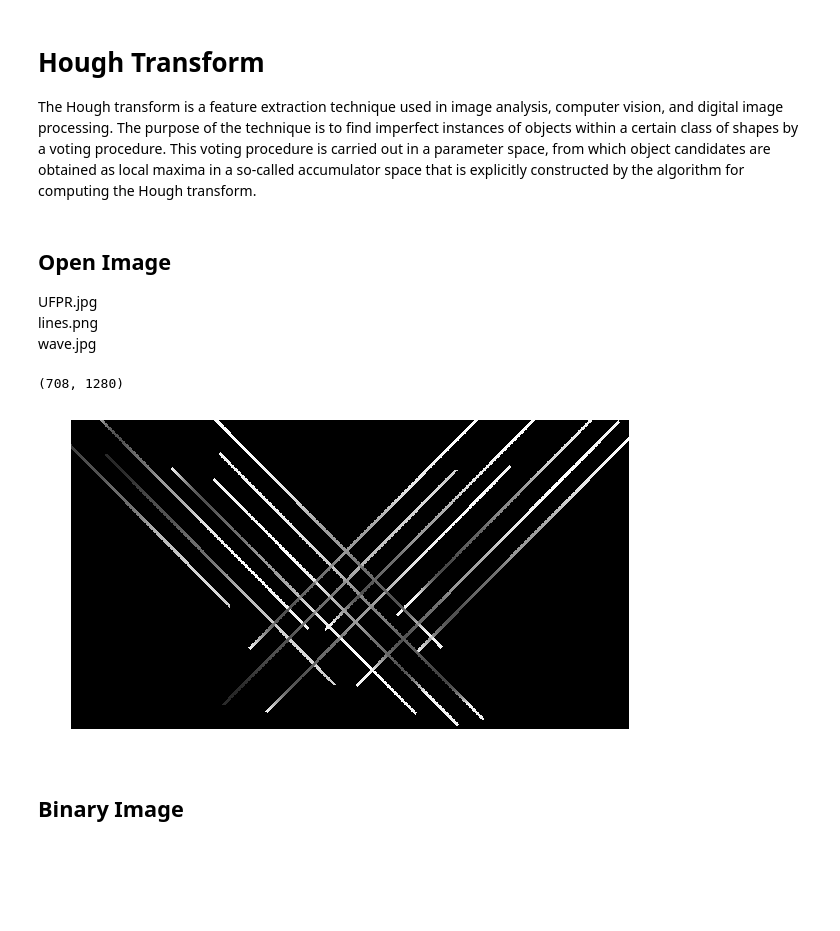
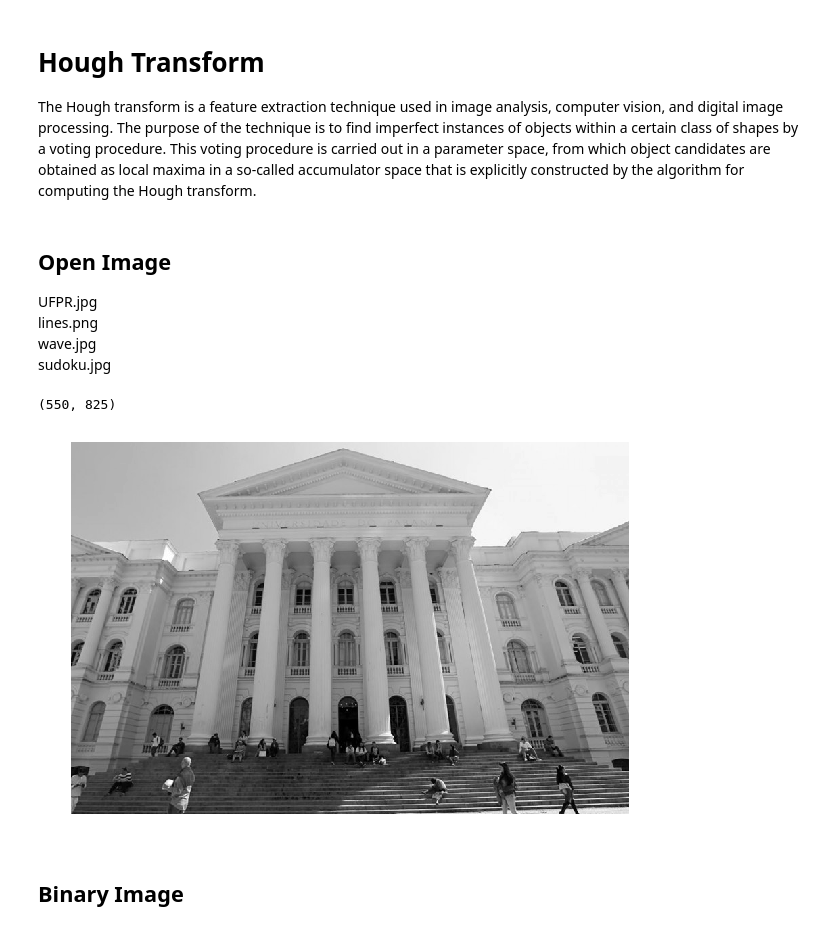
Before and after one commit to cordeirolibel/hough, a Jupyter notebook: hough.ipynb, the cells around one changed output. Drawn from its saved outputs; the diff is of its cells as text; code cells hidden in the pictures; blank space fills up the shorter version.

Commit message:
grad and lines fix

```diff
--- a/hough.ipynb
+++ b/hough.ipynb
@@ -19,14 +23,15 @@ def imshow(img):
 ## Open Image
 UFPR.jpg <br>
 lines.png <br>
-wave.jpg
+wave.jpg <br>
+sudoku.jpg
 # %%
-im_gray = cv2.imread('imgs/lines.png',cv2.IMREAD_GRAYSCALE)
+im_gray = cv2.imread('imgs/UFPR.jpg',cv2.IMREAD_GRAYSCALE)
 print(im_gray.shape)
 imshow(im_gray)
 # %% [output]
-(708, 1280)
+(550, 825)
-[figure, old version]
+[figure, new version]
 # %% [markdown]
 ## Binary Image
 # %%
```
Also changed, not shown: parts of 26 cells of this notebook, 6 other files.
